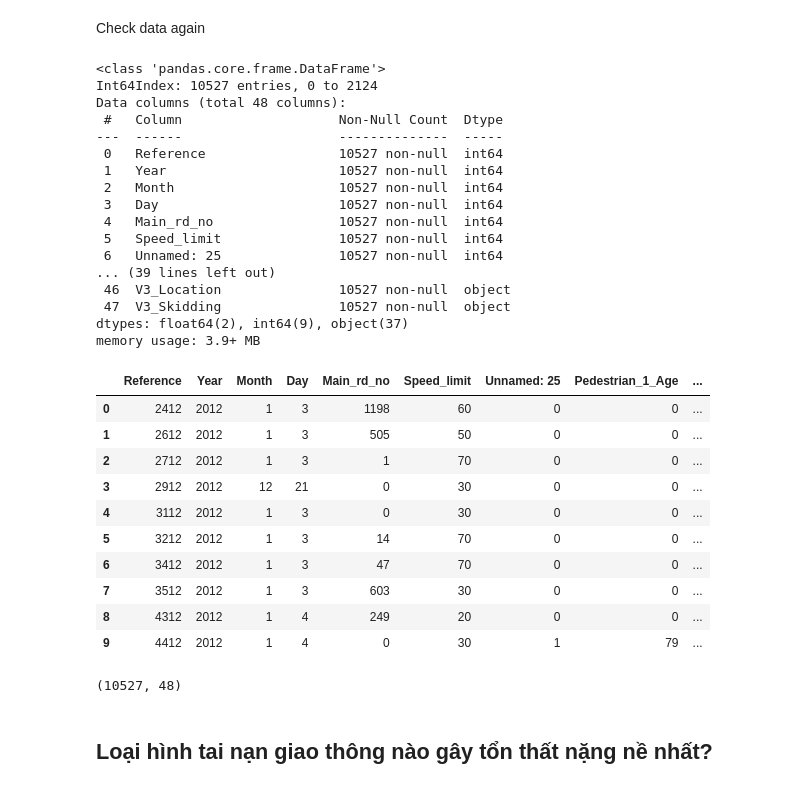
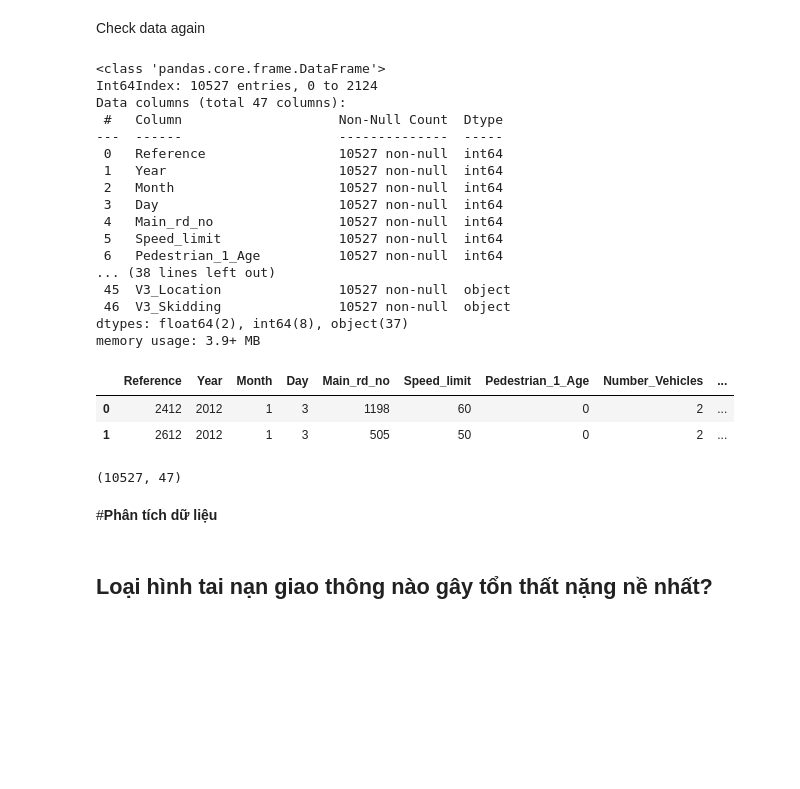
Before and after one commit to lakhahqh/TrafficCollisionAnalysis, a Jupyter notebook: PreProcessing.ipynb, the cells around one changed output. Cells and saved outputs as stored; diff of their text form; code cells hidden in the pictures; blank space fills up the shorter version.

```diff
--- a/PreProcessing.ipynb
+++ b/PreProcessing.ipynb
@@ -182,7 +184,7 @@ top_missing_features
  'Pedestrian_1_Mov_To']
 # %%
 data = df.copy()
-data.drop(columns=top_missing_features+["Date"],inplace=True)
+data.drop(columns=top_missing_features+["Date", "Unnamed: 25"],inplace=True)
 # data.drop(columns=["Date"], inplace=True)
 # %% [markdown]
 Using SimpleImputer to fill missing values of data
@@ -214,7 +216,7 @@ data.info()
 # %% [output]
 <class 'pandas.core.frame.DataFrame'>
 Int64Index: 10527 entries, 0 to 2124
-Data columns (total 48 columns):
+Data columns (total 47 columns):
  #   Column                    Non-Null Count  Dtype
 ---  ------                    --------------  -----
  0   Reference                 10527 non-null  int64
@@ -223,30 +225,24 @@ Data columns (total 48 columns):
  3   Day                       10527 non-null  int64
  4   Main_rd_no                10527 non-null  int64
  5   Speed_limit               10527 non-null  int64
- 6   Unnamed: 25               10527 non-null  int64
-... (39 lines left out)
- 46  V3_Location               10527 non-null  object
- 47  V3_Skidding               10527 non-null  object
-dtypes: float64(2), int64(9), object(37)
+ 6   Pedestrian_1_Age          10527 non-null  int64
+... (38 lines left out)
+ 45  V3_Location               10527 non-null  object
+ 46  V3_Skidding               10527 non-null  object
+dtypes: float64(2), int64(8), object(37)
 memory usage: 3.9+ MB
 # %%
-data.head(10)
+data.head(2)
 # %% [output]
-|  | Reference | Year | Month | Day | Main_rd_no | Speed_limit | Unnamed: 25 | Pedestrian_1_Age | ... |
-| 0 | 2412 | 2012 | 1 | 3 | 1198 | 60 | 0 | 0 | ... |
-| 1 | 2612 | 2012 | 1 | 3 | 505 | 50 | 0 | 0 | ... |
-| 2 | 2712 | 2012 | 1 | 3 | 1 | 70 | 0 | 0 | ... |
-| 3 | 2912 | 2012 | 12 | 21 | 0 | 30 | 0 | 0 | ... |
-| 4 | 3112 | 2012 | 1 | 3 | 0 | 30 | 0 | 0 | ... |
-| 5 | 3212 | 2012 | 1 | 3 | 14 | 70 | 0 | 0 | ... |
-| 6 | 3412 | 2012 | 1 | 3 | 47 | 70 | 0 | 0 | ... |
-| 7 | 3512 | 2012 | 1 | 3 | 603 | 30 | 0 | 0 | ... |
-| 8 | 4312 | 2012 | 1 | 4 | 249 | 20 | 0 | 0 | ... |
-| 9 | 4412 | 2012 | 1 | 4 | 0 | 30 | 1 | 79 | ... |
+|  | Reference | Year | Month | Day | Main_rd_no | Speed_limit | Pedestrian_1_Age | Number_Vehicles | ... |
+| 0 | 2412 | 2012 | 1 | 3 | 1198 | 60 | 0 | 2 | ... |
+| 1 | 2612 | 2012 | 1 | 3 | 505 | 50 | 0 | 2 | ... |
 # %%
 data.shape
 # %% [output]
-(10527, 48)
+(10527, 47)
+# %% [markdown]
+#**Phân tích dữ liệu**
 # %% [markdown]
 ## Loại hình tai nạn giao thông nào gây tổn thất nặng nề nhất?
 # %% [markdown]
```
Also changed, not shown: parts of 10 cells of this notebook.
